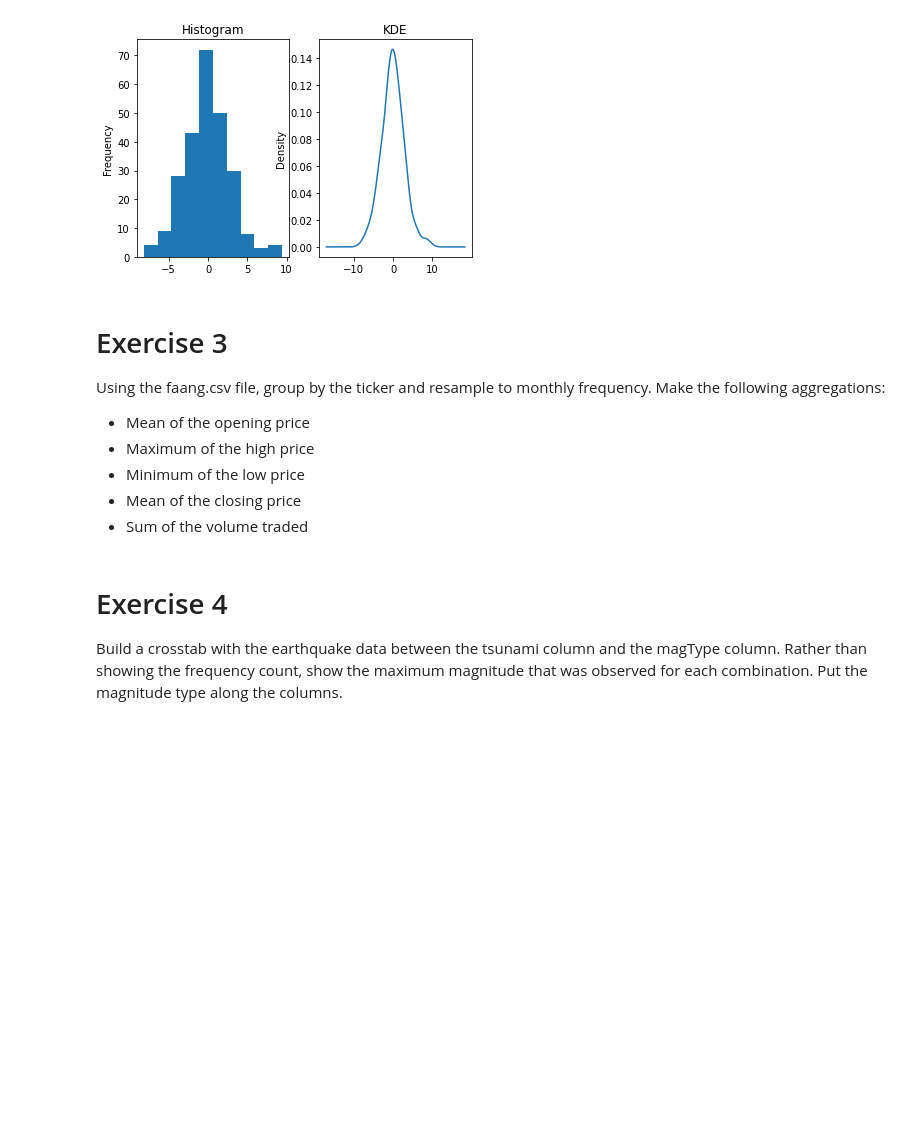
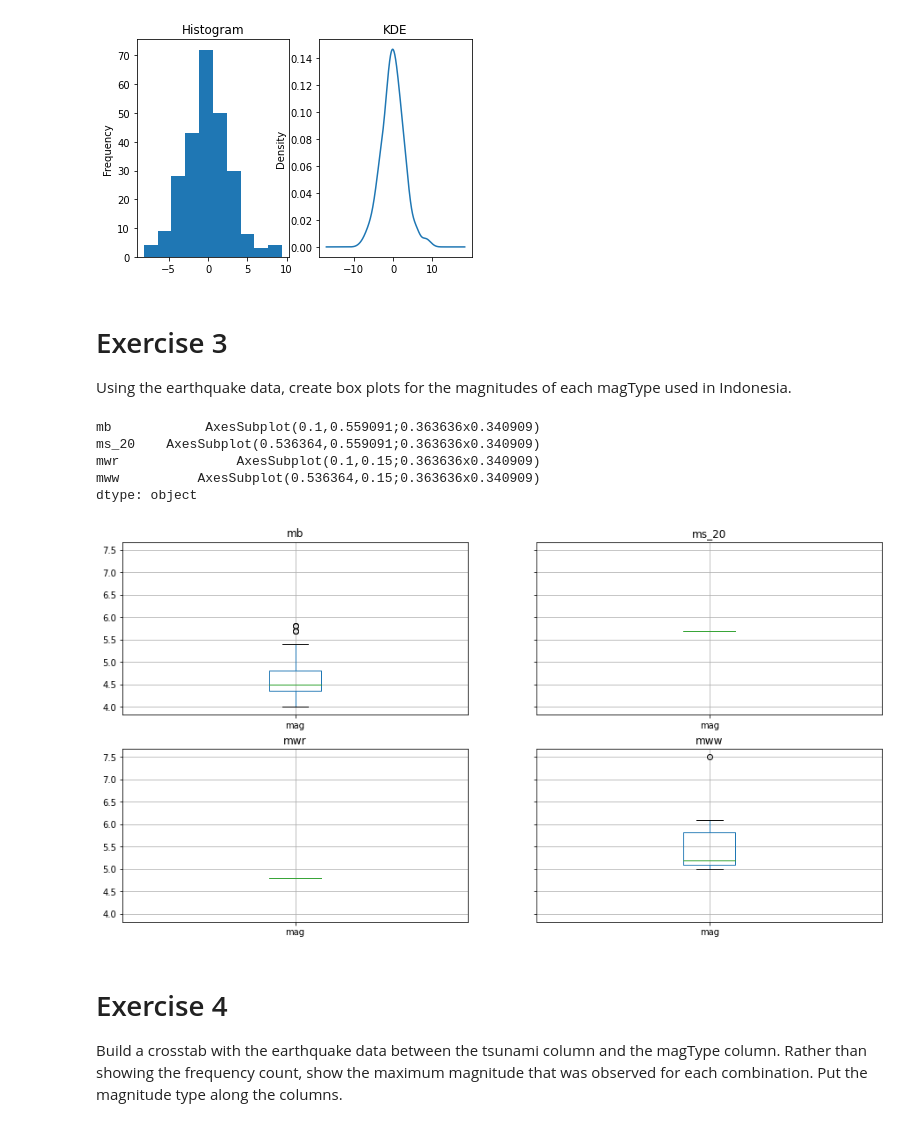
Before and after one commit to will-i-amv-books/Hands-On-Data-Analysis-with-Pandas-2nd-edition, a Jupyter notebook: ch_05/exercises.ipynb, the cells around one changed output. Drawn from its saved outputs; the diff is of its cells as text; code cells hidden in the pictures; blank space fills up the shorter version.

Commit message:
Add code for Exercise3's solution

```diff
--- a/ch_05/exercises.ipynb
+++ b/ch_05/exercises.ipynb
@@ -65,16 +65,31 @@ diffOpenClose\
 # %% [output]
 <AxesSubplot:title={'center':'KDE'}, ylabel='Density'>
 [figure]
-# %% [markdown]
-# Exercise 3
-
-Using the faang.csv file, group by the ticker and resample to monthly frequency.
-Make the following aggregations:
-- Mean of the opening price
-- Maximum of the high price
-- Minimum of the low price
-- Mean of the closing price
-- Sum of the volume traded
+# %% [markdown]
+# Exercise 3
+
+Using the earthquake data, create box plots for the magnitudes of each magType
+used in Indonesia.
+# %%
+#'''
+quakes\
+    .query("parsed_place=='Indonesia'")\
+    .loc[:, ['mag', 'magType']]\
+    .groupby('magType')\
+    .boxplot(
+        layout=(2, 2),
+        figsize=(15, 8),
+    )
+
+
+#'''
+# %% [output]
+mb            AxesSubplot(0.1,0.559091;0.363636x0.340909)
+ms_20    AxesSubplot(0.536364,0.559091;0.363636x0.340909)
+mwr               AxesSubplot(0.1,0.15;0.363636x0.340909)
+mww          AxesSubplot(0.536364,0.15;0.363636x0.340909)
+dtype: object
+[figure, added]
 # %% [markdown]
 # Exercise 4
 
```
